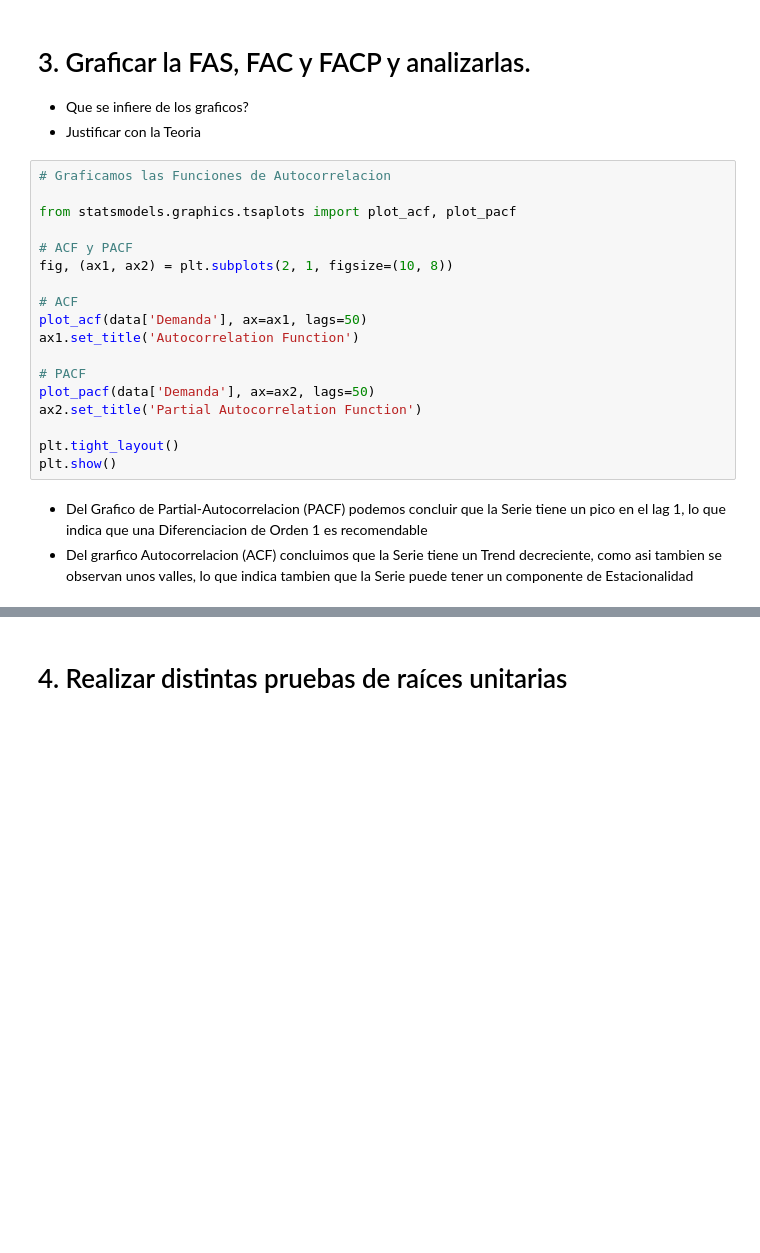
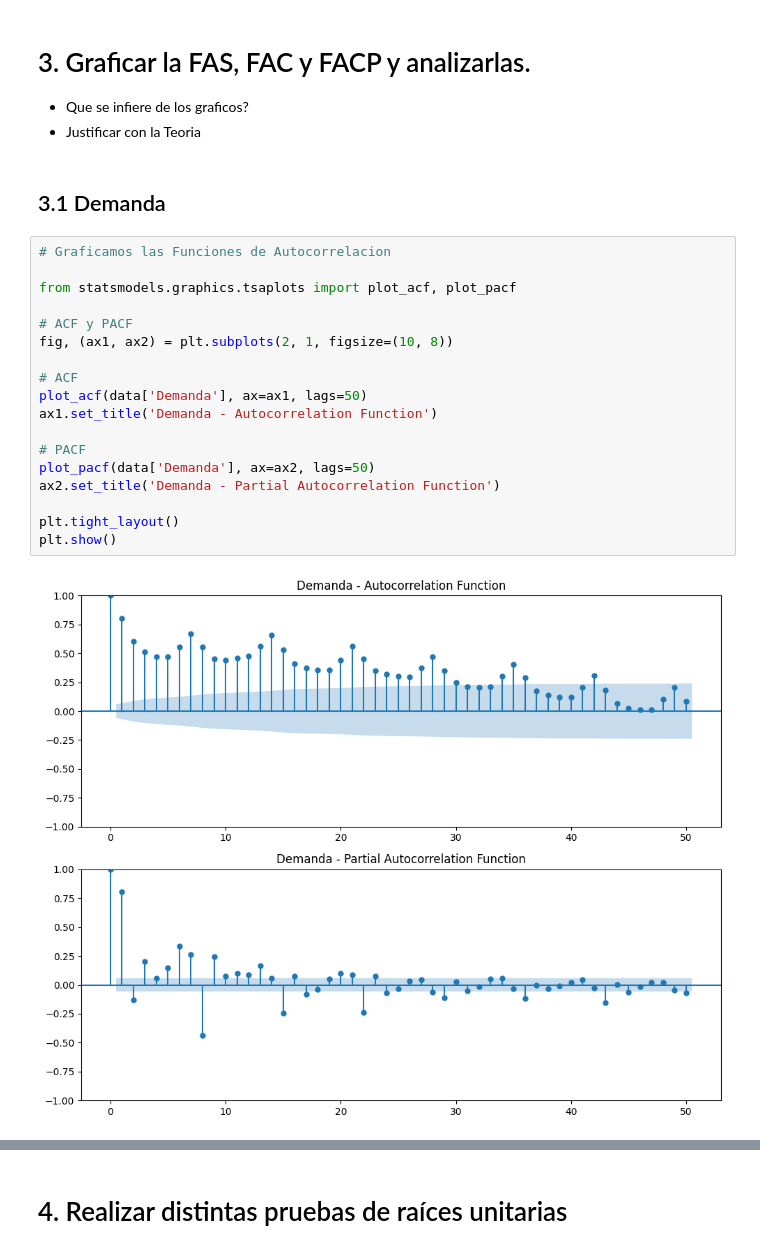
Before and after one commit to AndresMontesDeOca/TimeSeries, a Jupyter notebook: TP1_Ale_v3.ipynb, the cells around one changed output, grey strips where cells are left out. Saved outputs shown, nothing was run; the diff lists cells and outputs as text; blank space fills up the shorter version.

```diff
--- a/TP1_Ale_v3.ipynb
+++ b/TP1_Ale_v3.ipynb
@@ -364,24 +380,25 @@ plt.show()
 # 3. Graficar la FAS, FAC y FACP y analizarlas.
 - Que se infiere de los graficos?
 - Justificar con la Teoria
+# %% [markdown]
+## 3.1 Demanda
 # %%
 # Graficamos las Funciones de Autocorrelacion
 
 from statsmodels.graphics.tsaplots import plot_acf, plot_pacf
 
 # ACF y PACF
 fig, (ax1, ax2) = plt.subplots(2, 1, figsize=(10, 8))
 
 # ACF
 plot_acf(data['Demanda'], ax=ax1, lags=50)
-ax1.set_title('Autocorrelation Function')
+ax1.set_title('Demanda - Autocorrelation Function')
 
 # PACF
 plot_pacf(data['Demanda'], ax=ax2, lags=50)
-ax2.set_title('Partial Autocorrelation Function')
+ax2.set_title('Demanda - Partial Autocorrelation Function')
 
 plt.tight_layout()
 plt.show()
+# %% [output]
+[figure, added]
-# %% [markdown]
-- Del Grafico de Partial-Autocorrelacion (PACF) podemos concluir que la Serie tiene un pico en el lag 1, lo que indica que una Diferenciacion de Orden 1 es recomendable
-- Del grarfico Autocorrelacion (ACF) concluimos que la Serie tiene un Trend decreciente, como asi tambien se observan unos valles, lo que indica tambien que la Serie puede tener un componente de Estacionalidad
```
Also changed, not shown: parts of 13 cells of this notebook.
